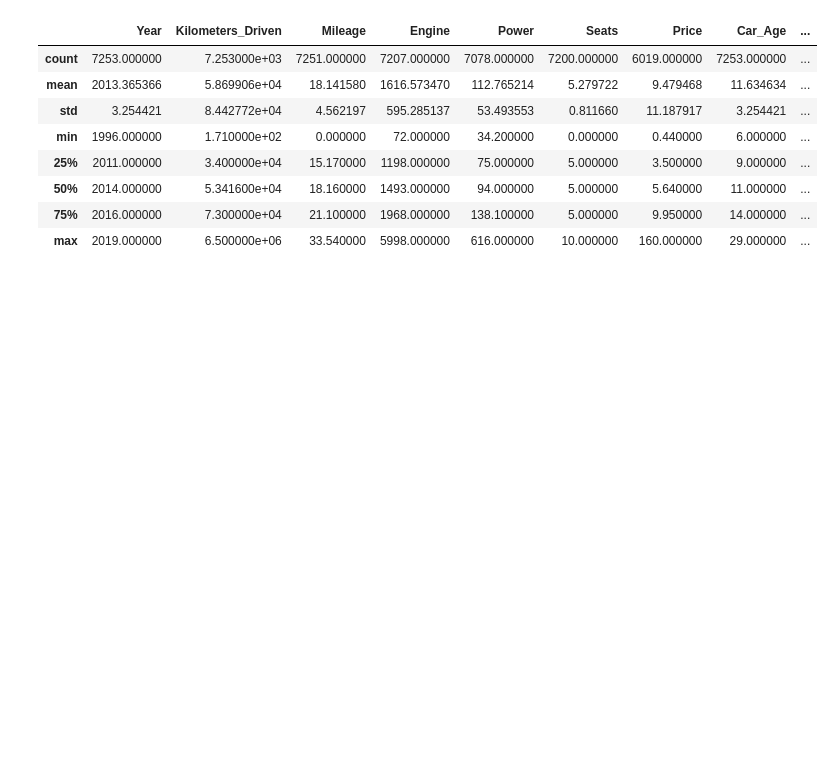
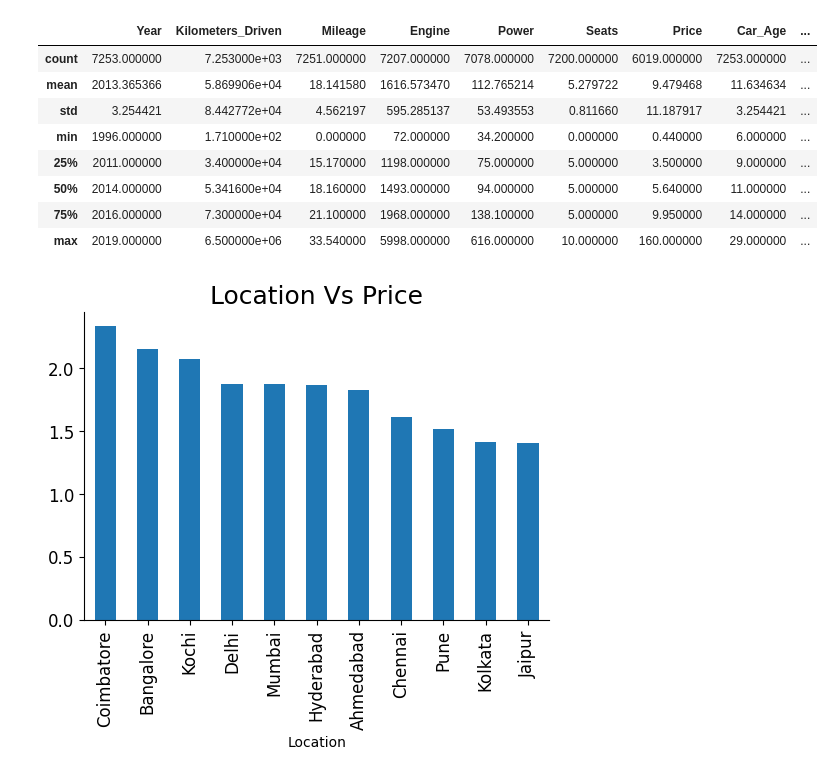
Before and after one commit to hiteshpatil2005/Machine-Learning-Laboratory, a Jupyter notebook: Assignment-1/test.ipynb, the cells around one changed output. Saved outputs shown, nothing was run; the diff lists cells and outputs as text; code cells hidden in the pictures; blank space fills up the shorter version.

```diff
--- a/Assignment-1/test.ipynb
+++ b/Assignment-1/test.ipynb
@@ -588,3 +588,13 @@ data.describe()
 | 50% | 2014.000000 | 5.341600e+04 | 18.160000 | 1493.000000 | 94.000000 | 5.000000 | 5.640000 | 11.000000 | ... |
 | 75% | 2016.000000 | 7.300000e+04 | 21.100000 | 1968.000000 | 138.100000 | 5.000000 | 9.950000 | 14.000000 | ... |
 | max | 2019.000000 | 6.500000e+06 | 33.540000 | 5998.000000 | 616.000000 | 10.000000 | 160.000000 | 29.000000 | ... |
+# %%
+fig, ax = plt.subplots(figsize=(6, 4))  # Removed (1, 1)
+data.groupby('Location')['Price_log'].mean().sort_values(ascending=False).plot.bar(ax=ax, fontsize=12)
+ax.set_title("Location Vs Price", fontsize=18)
+
+plt.subplots_adjust(hspace=1.0)
+plt.subplots_adjust(wspace=0.5)
+sns.despine()
+# %% [output]
+[figure, added]
```
